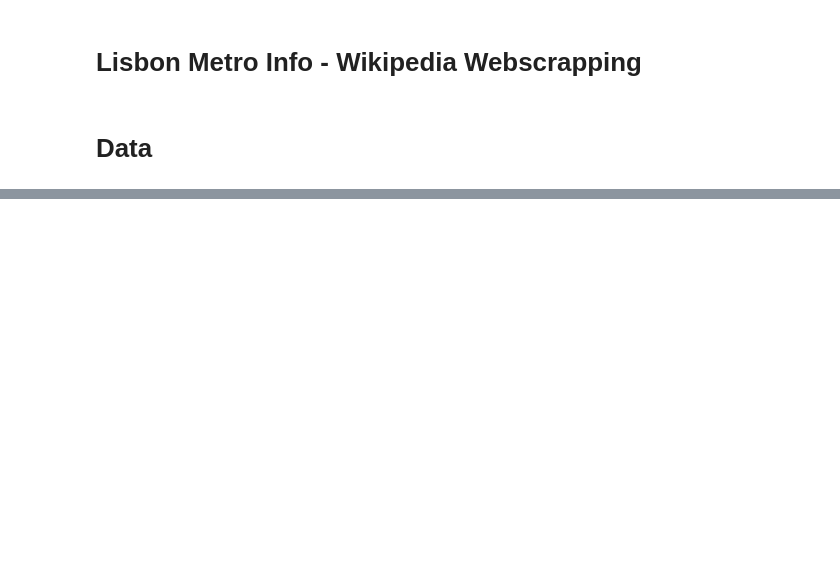
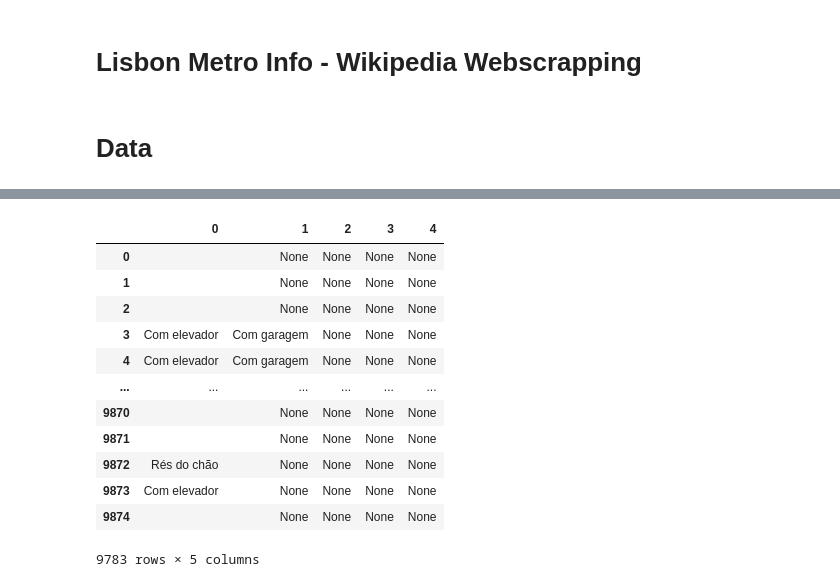
Before and after one commit to Diogomarquesbass/pds_p2, a Jupyter notebook: Web Scrapping.ipynb, the cells around one changed output, grey strips where cells are left out. Cells and saved outputs as stored; diff of their text form; code cells hidden in the pictures; blank space fills up the shorter version.

```diff
--- a/Web Scrapping.ipynb
+++ b/Web Scrapping.ipynb
@@ -133,13 +207,13 @@ LisbonMetro.head()
 # %%
 def extra_rooms(x):
     if '+' in x:
-        return x.split('+')[1]
+        return int(x.split('+')[1])
     else:
         return 0
 
 def area(x):
     if 'Área' in x:
-        return x.split()[2]
+        return int(x.split()[2].replace('.',''))
     else:
         return 'Unknown'
 
@@ -150,19 +224,17 @@ def num_extras(x):
         return int(len(x.split(',')))
     else:
         return 1
-
-def separate_extras(x):
-    if x.isspace():
-        return 'None'
-    elif ',' in x:
-        return x.split(',')
-    else:
-        return x
 # %%
-LisbonProperties['Type'] = LisbonProperties['title'].apply(lambda x: x.split()[0])
-LisbonProperties['Typology'] = LisbonProperties['title'].apply(lambda x: x.split()[1])
-LisbonProperties['Extra_Rooms'] = LisbonProperties['Typology'].apply(extra_rooms)
-LisbonProperties['N_Rooms'] = LisbonProperties['num_rooms'].apply(lambda x: x.split()[0])
-LisbonProperties['Price'] = LisbonProperties['price'].apply(lambda x: x.replace('.','').split()[0])
-LisbonProperties['Area_m2'] = LisbonProperties['total_area'].apply(area)
-LisbonProperties['N_Extras'] = LisbonProperties['extras'].apply(num_extras)
+Lisbon_Properties['Type'] = Lisbon_Properties['title'].apply(lambda x: x.split()[0])
+Lisbon_Properties['Typology'] = Lisbon_Properties['title'].apply(lambda x: x.split()[1])
+Lisbon_Properties['Extra_Rooms'] = Lisbon_Properties['Typology'].apply(extra_rooms)
+Lisbon_Properties['Extra_Rooms_Flag'] = Lisbon_Properties['Extra_Rooms'].apply(lambda x: 1 if x > 0 else 0)
+Lisbon_Properties['N_Rooms'] = Lisbon_Properties['num_rooms'].apply(lambda x: int(x.split()[0]))
+Lisbon_Properties['Total_N_Rooms'] = Lisbon_Properties['N_Rooms'] + Lisbon_Properties['Extra_Rooms']
+Lisbon_Properties['Price'] = Lisbon_Properties['price'].apply(lambda x: int(x.replace('.','').split()[0]))
+Lisbon_Properties['Area_m2'] = Lisbon_Properties['total_area'].apply(area)
+Lisbon_Properties['N_Extras'] = Lisbon_Properties['extras'].apply(num_extras)
+Lisbon_Properties['Extras_Flag'] = Lisbon_Properties['N_Extras'].apply(lambda x: 1 if x > 0 else 0)
+Lisbon_Properties['Latitude'] = Lisbon_Properties['latitude'].apply(lambda x: float(x.replace(',','.')))
+Lisbon_Properties['Longitude'] = Lisbon_Properties['longitude'].apply(lambda x: float(x.replace(',','.')))
+Lisbon_Properties.rename(columns={'region':'Region'}, inplace=True)
@@ -190,0 +241,17 @@ unique_features_list = list(unique_features)
+# %%
+extras_df = Lisbon_Properties['extras'].str.split(',', expand=True)
+extras_df
+# %% [output]
+|  | 0 | 1 | 2 | 3 | 4 |
+| 0 |  | None | None | None | None |
+| 1 |  | None | None | None | None |
+| 2 |  | None | None | None | None |
+| 3 | Com elevador | Com garagem | None | None | None |
+| 4 | Com elevador | Com garagem | None | None | None |
+| ... | ... | ... | ... | ... | ... |
+| 9870 |  | None | None | None | None |
+| 9871 |  | None | None | None | None |
+| 9872 | Rés do chão | None | None | None | None |
+| 9873 | Com elevador | None | None | None | None |
+| 9874 |  | None | None | None | None |
+9783 rows × 5 columns
```
Also changed, not shown: parts of 37 cells of this notebook.
